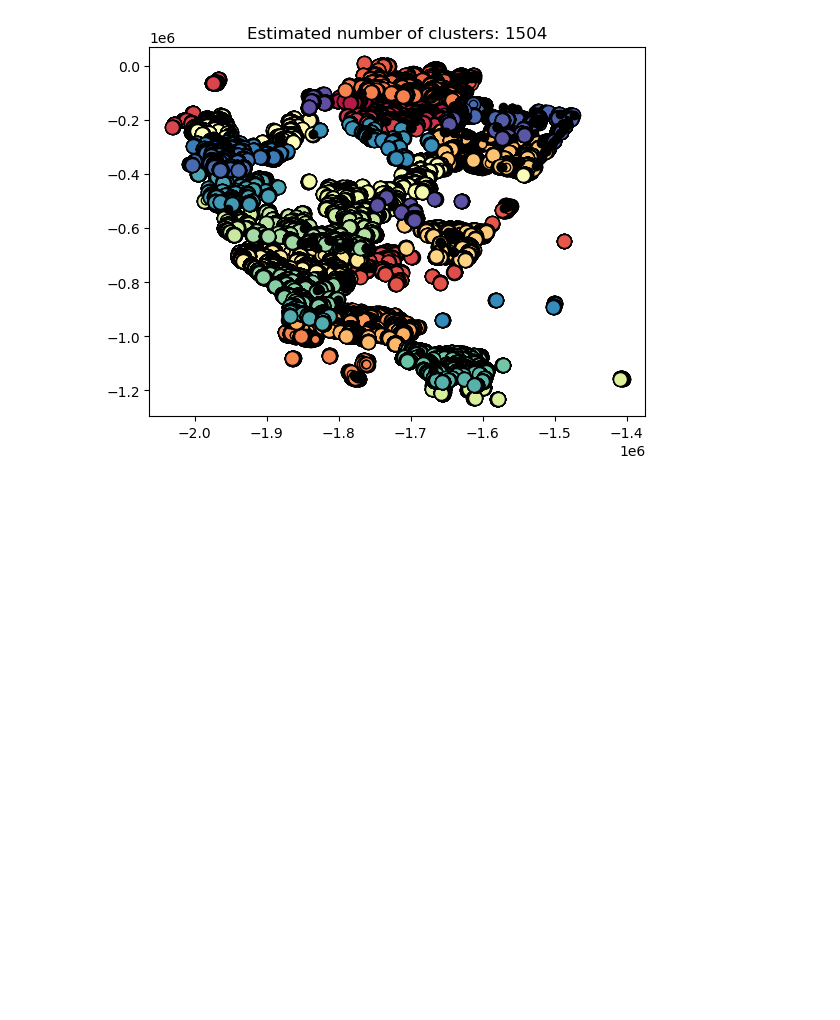
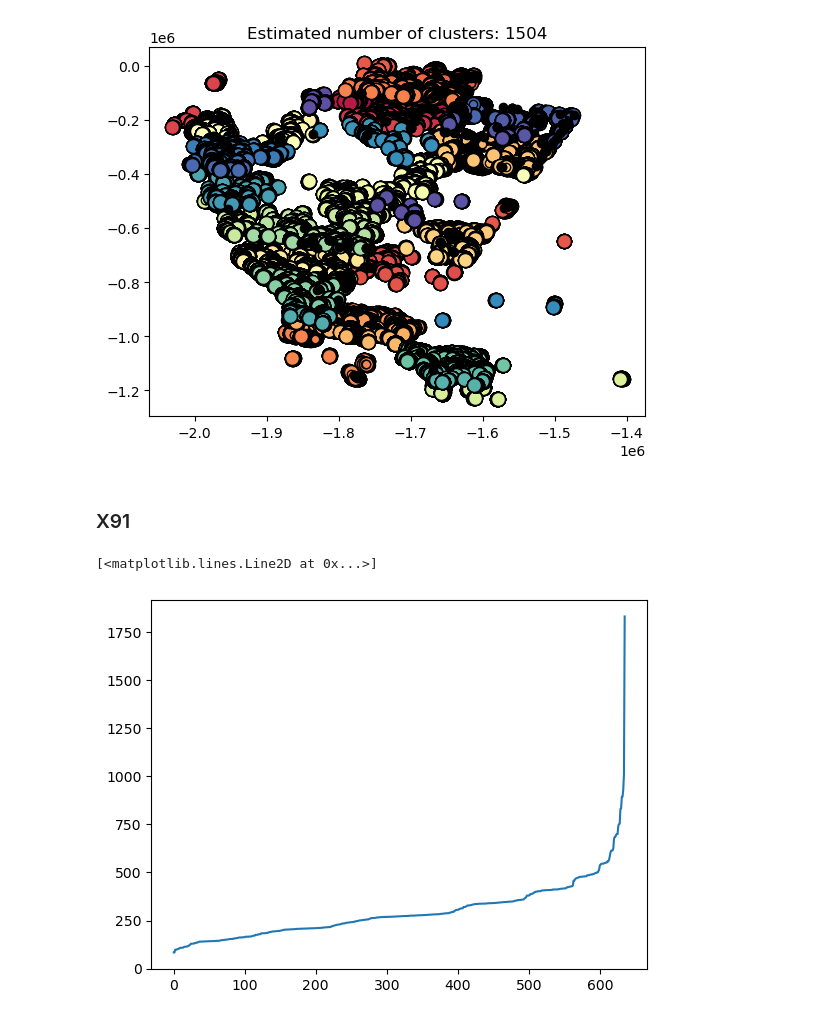
Before and after one commit to williamasesoftware/Clustering, a Jupyter notebook: DBSCAN/DBSCAN/DBSCAN_Ex.ipynb, the cells around one changed output. Saved outputs shown, nothing was run; the diff lists cells and outputs as text; code cells hidden in the pictures; blank space fills up the shorter version.

```diff
--- a/DBSCAN/DBSCAN/DBSCAN_Ex.ipynb
+++ b/DBSCAN/DBSCAN/DBSCAN_Ex.ipynb
@@ -215,3 +215,27 @@ plt.title(f"Estimated number of clusters: {n_clusters_}")
 plt.show()
 # %% [output]
 [figure]
+# %% [markdown]
+### X91
+# %%
+import numpy as np
+import matplotlib.pyplot as plt
+from sklearn.cluster import DBSCAN
+from sklearn.neighbors import NearestNeighbors
+
+# Define the range of eps values to test
+eps_range = np.linspace(5, 50, 50)
+
+# Fit nearest neighbors model to the data
+nn_model = NearestNeighbors(n_neighbors=5)
+nn_model.fit(X91)
+
+# Calculate distances to the k-th nearest neighbor for each point
+distances, indices = nn_model.kneighbors(X91)
+distances = np.sort(distances[:,4])
+
+# Plot the sorted distances
+plt.plot(distances)
+# %% [output]
+[<matplotlib.lines.Line2D at 0x...>]
+[figure, added]
```
Also changed, not shown: parts of 3 cells of this notebook.
